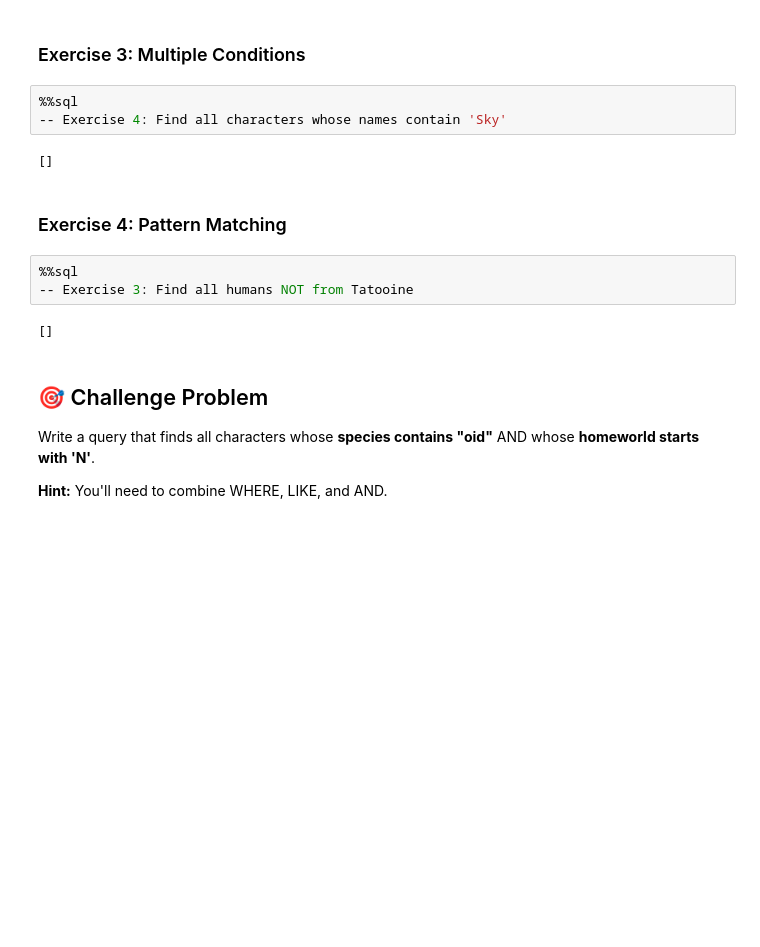
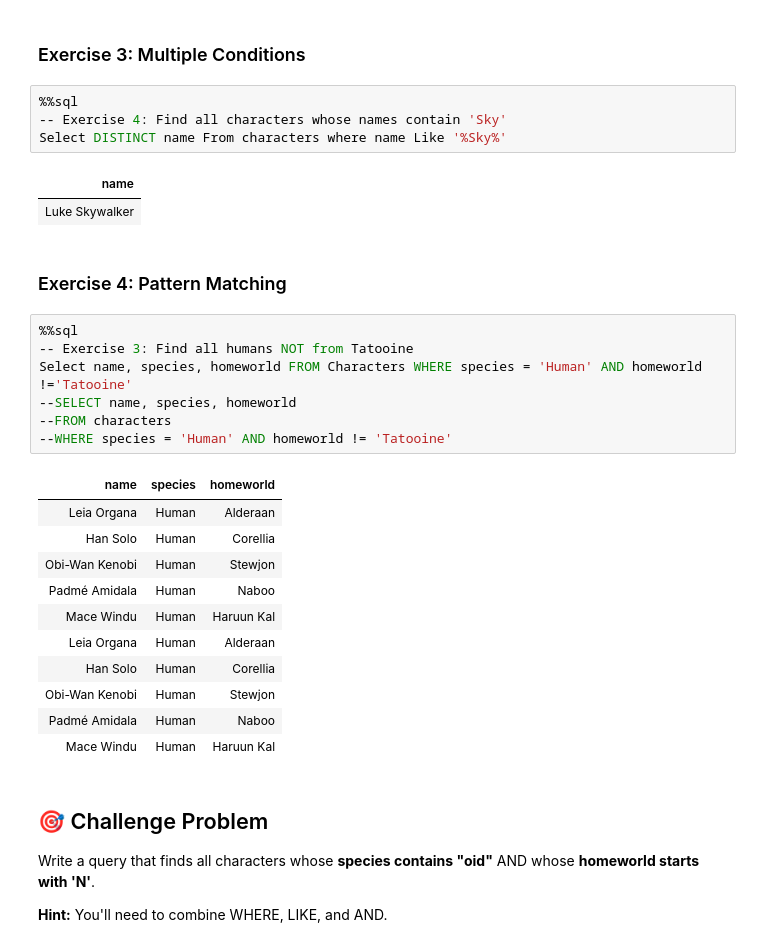
Before and after one commit to TempeHS/2025CT_SQL_Fred.G, a Jupyter notebook: lessons/lesson2_queries.ipynb, the cells around one changed output. Cells and saved outputs as stored; diff of their text form; blank space fills up the shorter version.

```diff
--- a/lessons/lesson2_queries.ipynb
+++ b/lessons/lesson2_queries.ipynb
@@ -375,15 +397,31 @@ Now it's your turn! Complete these queries:
 # %%
 %%sql
 -- Exercise 4: Find all characters whose names contain 'Sky'
+Select DISTINCT name From characters where name Like '%Sky%'
 # %% [output]
-[]
+| name |
+| Luke Skywalker |
 # %% [markdown]
 ### Exercise 4: Pattern Matching
 # %%
 %%sql
 -- Exercise 3: Find all humans NOT from Tatooine
+Select name, species, homeworld FROM Characters WHERE species = 'Human' AND homeworld !='Tatooine'
+--SELECT name, species, homeworld
+--FROM characters
+--WHERE species = 'Human' AND homeworld != 'Tatooine'
 # %% [output]
-[]
+| name | species | homeworld |
+| Leia Organa | Human | Alderaan |
+| Han Solo | Human | Corellia |
+| Obi-Wan Kenobi | Human | Stewjon |
+| Padmé Amidala | Human | Naboo |
+| Mace Windu | Human | Haruun Kal |
+| Leia Organa | Human | Alderaan |
+| Han Solo | Human | Corellia |
+| Obi-Wan Kenobi | Human | Stewjon |
+| Padmé Amidala | Human | Naboo |
+| Mace Windu | Human | Haruun Kal |
 # %% [markdown]
 ## 🎯 Challenge Problem
 
```
Also changed, not shown: parts of 7 cells of this notebook.
